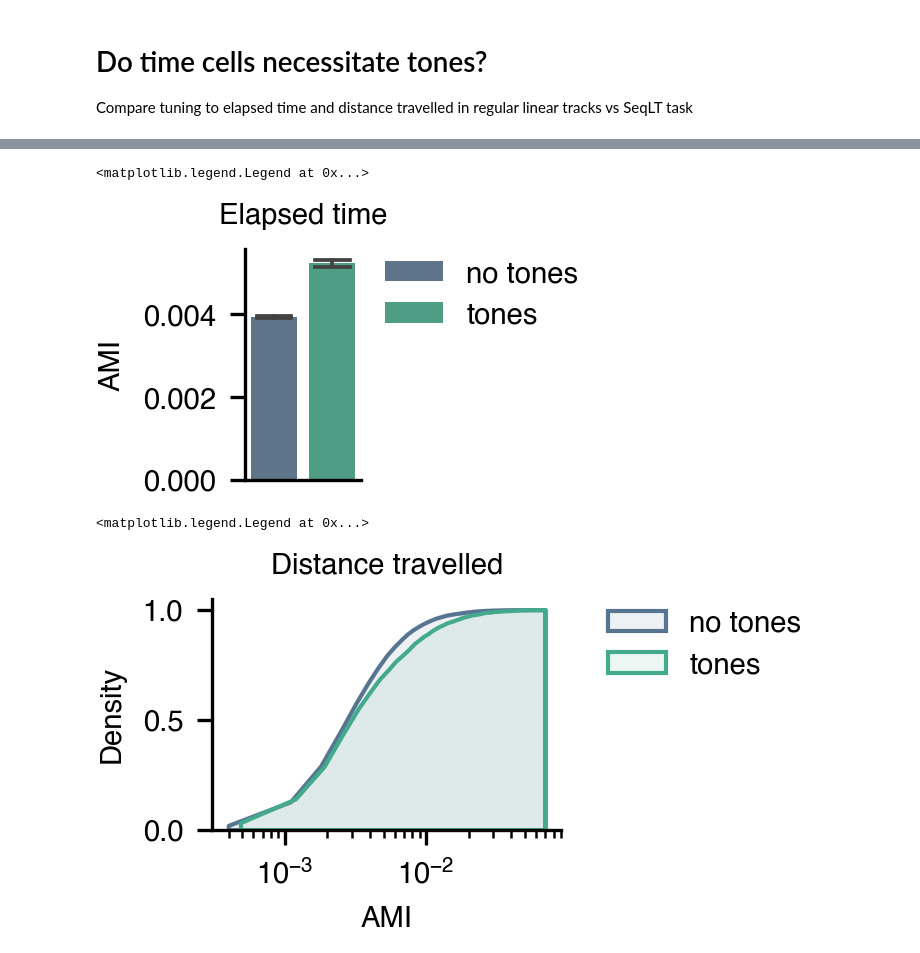
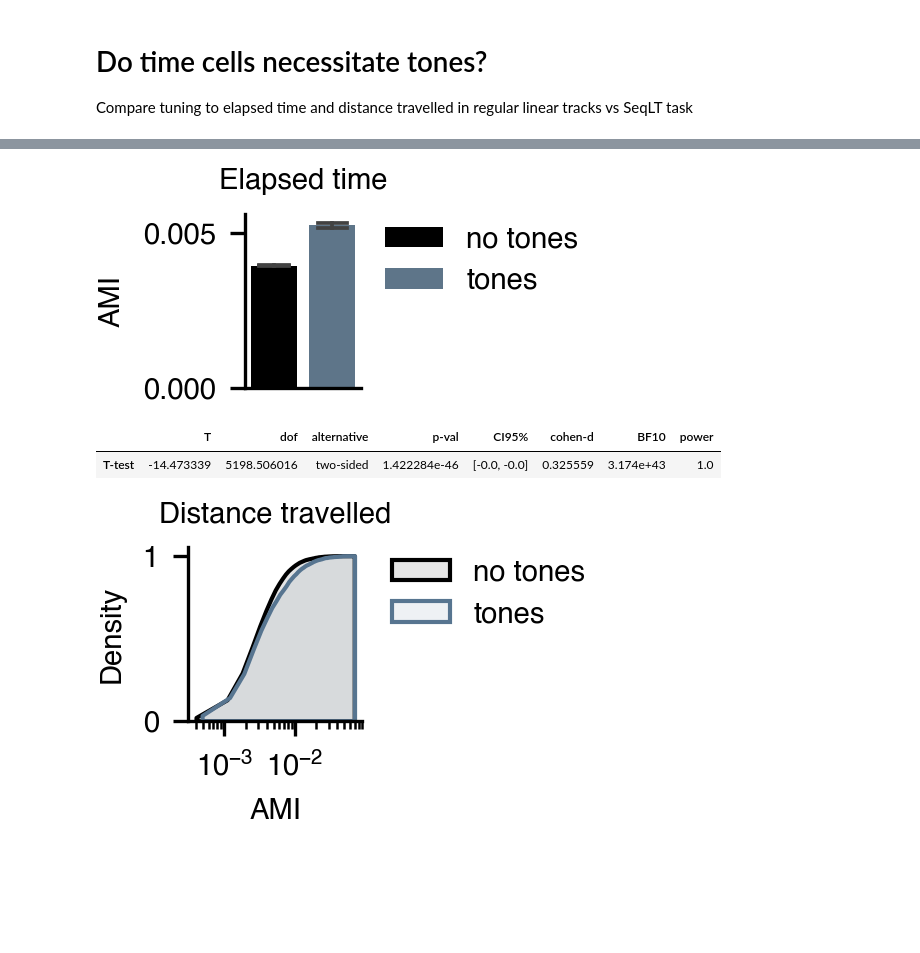
Before and after one commit to etterguillaume/PyCaAn, a Jupyter notebook: LTvsSeqLT.ipynb, the cells around one changed output, grey strips where cells are left out. Saved outputs shown, nothing was run; the diff lists cells and outputs as text; code cells hidden in the pictures; blank space fills up the shorter version.

```diff
--- a/LTvsSeqLT.ipynb
+++ b/LTvsSeqLT.ipynb
@@ -95,15 +100,22 @@ plt.legend(bbox_to_anchor=(1.1, 1), loc='upper left', borderaxespad=0)
 # %%
 # Temporal coding with or without tones
-plt.figure(figsize=(.5,1))
+plt.figure(figsize=(.5,.75))
 sns.barplot([LT_time_AMI[LT_time_pvalue<p_val_threshold],seqLT_tone_AMI[seqLT_tone_pvalue<p_val_threshold]],
              label=['no tones','tones'],
              errorbar='se',
-             capsize=.6
+             capsize=.5,
+             palette=['k', 'C0']
              )
 plt.title('Elapsed time')
 plt.ylabel('AMI')
 plt.xticks([])
 plt.legend(bbox_to_anchor=(1.1, 1), loc='upper left', borderaxespad=0)
+plt.savefig(os.path.join(params['path_to_results'],'figures', 'bar_elapsed_time_noTone_vs_tone.pdf'))
 # %% [output]
-<matplotlib.legend.Legend at 0x...>
-[figure, old version]
+[figure, new version]
+# %%
+pg.ttest(x=LT_time_AMI[LT_time_pvalue<p_val_threshold],
+         y=seqLT_tone_AMI[seqLT_tone_pvalue<p_val_threshold])
+# %% [output]
+|  | T | dof | alternative | p-val | CI95% | cohen-d | BF10 | power |
+| T-test | -14.473339 | 5198.506016 | two-sided | 1.422284e-46 | [-0.0, -0.0] | 0.325559 | 3.174e+43 | 1.0 |
@@ -110,11 +124,13 @@ plt.legend(bbox_to_anchor=(1.1, 1), loc='upper left', borderaxespad=0)
 # %%
 # Distance coding with or without tones
+plt.figure(figsize=(.75,.75))
 sns.histplot(LT_distance_AMI[LT_distance_pvalue<p_val_threshold],
              bins=100,
              stat='density',
              cumulative=True,
              element='poly',
              alpha=.1,
+             color='k',
              label='no tones')
 sns.histplot(seqLT_distance_AMI[seqLT_distance_pvalue<p_val_threshold],
              bins=100,
@@ -122,12 +138,13 @@ sns.histplot(seqLT_distance_AMI[seqLT_distance_pvalue<p_val_threshold],
              cumulative=True,
              element='poly',
              alpha=.1,
+             color='C0',
              label='tones')
 plt.xscale('log')
 plt.title('Distance travelled')
 plt.xlabel('AMI')
 plt.legend(bbox_to_anchor=(1.1, 1), loc='upper left', borderaxespad=0)
+plt.savefig(os.path.join(params['path_to_results'],'figures', 'cum_dens_distance_travelled_noTone_vs_tone.pdf'))
 # %% [output]
-<matplotlib.legend.Legend at 0x...>
-[figure, old version]
+[figure, new version]
 # %%
```
Also changed, not shown: parts of 10 cells of this notebook, 2 other files.
